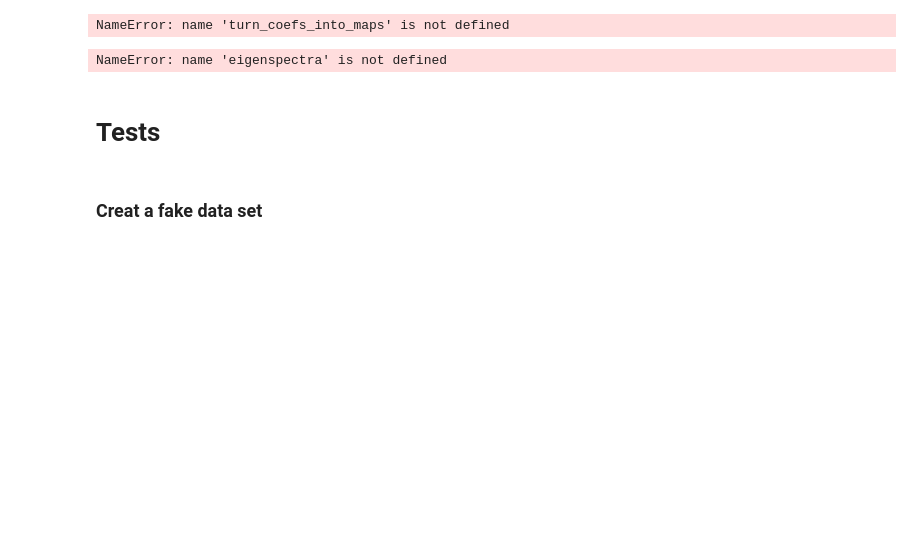
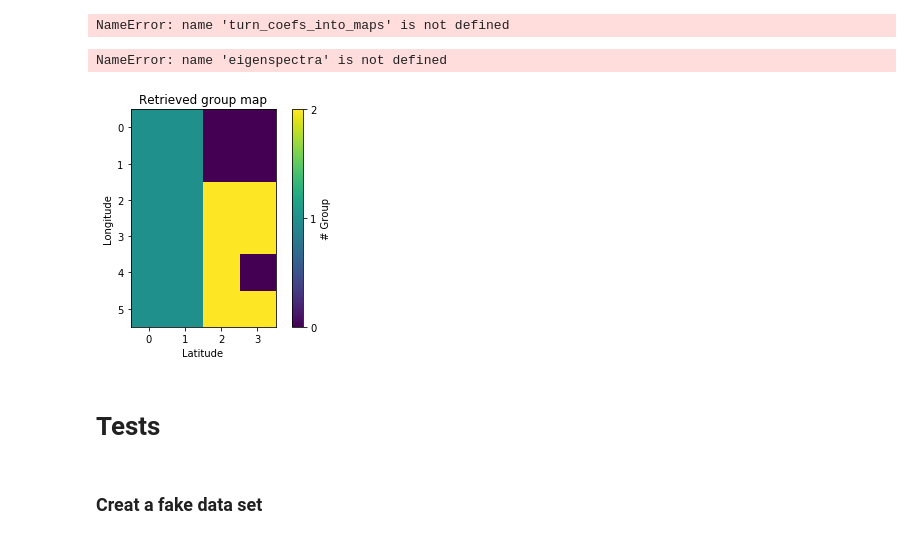
Before and after one commit to multidworlds/eigenspectra, a Jupyter notebook: master.ipynb, the cells around one changed output. Saved outputs shown, nothing was run; the diff lists cells and outputs as text; code cells hidden in the pictures; blank space fills up the shorter version.

Commit message:
Added grouping map plot

```diff
--- a/master.ipynb
+++ b/master.ipynb
@@ -59,6 +61,8 @@ NameError: name 'turn_coefs_into_maps' is not defined
 # %%
 eigenspectra = np.mean(eigenspectra_draws, axis=0)
 eigenerrs = np.std(eigenspectra_draws, axis=0)
+
+kgroups = np.mean(kgroups_draws, axis=0)
 # %%
 for spec, err in zip(eigenspectra, eigenerrs):
     p.errorbar(waves, spec, err)
@@ -65,6 +72,16 @@ for spec, err in zip(eigenspectra, eigenerrs):
 p.show()
 # %% [output]
 NameError: name 'eigenspectra' is not defined
+# %%
+ax = p.imshow(kgroups)
+cbar = p.colorbar(ax, ticks=np.arange(ngroups))
+cbar.set_label('# Group')
+p.xlabel('Latitude')
+p.ylabel('Longitude')
+p.title('Retrieved group map')
+p.show()
+# %% [output]
+[figure, added]
 # %% [markdown]
 # Tests
 # %% [markdown]
```
Also changed, not shown: parts of 4 cells of this notebook.
